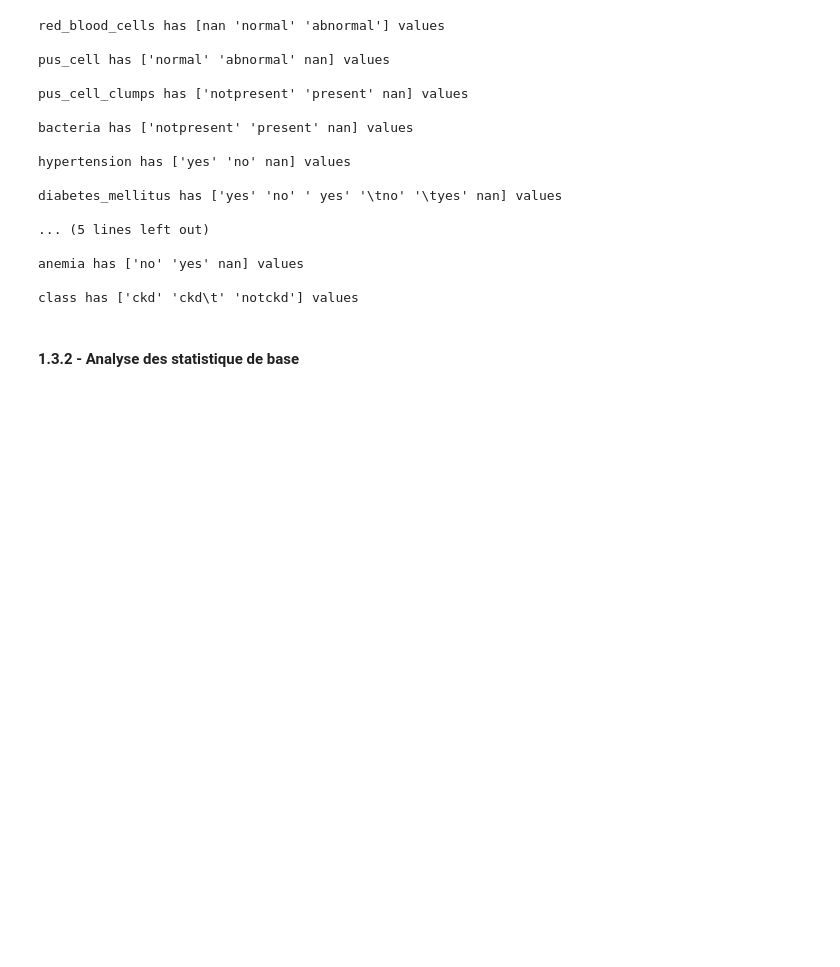
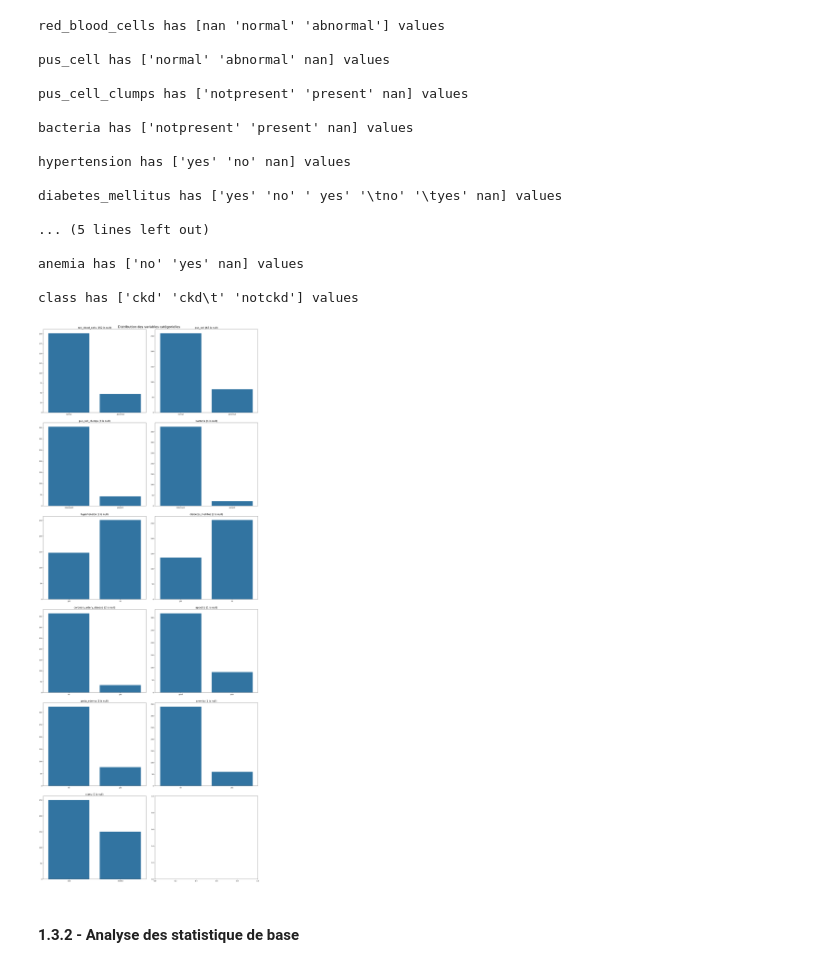
Before and after one commit to Dim2960/semiology_AI, a Jupyter notebook: mrc_folder/dataset.ipynb, the cells around one changed output. Saved outputs shown, nothing was run; the diff lists cells and outputs as text; code cells hidden in the pictures; blank space fills up the shorter version.

```diff
--- a/mrc_folder/dataset.ipynb
+++ b/mrc_folder/dataset.ipynb
@@ -197,3 +197,21 @@ class has ['ckd' 'ckd\t' 'notckd'] values
+# %%
+# need to clean some values (like \tno to no)
+df['class'] = df['class'].replace('ckd\t', 'ckd')
+df['coronary_artery_disease'] = df['coronary_artery_disease'].replace('\tno', 'no').replace('\tyes', 'yes')
+df['diabetes_mellitus'] = df['diabetes_mellitus'].replace('\tno', 'no').replace('\tyes', 'yes').replace(' yes','yes')
+# %%
+fig, axes = plt.subplots(6, 2, figsize=(20, 50))
+fig.suptitle('Distribution des variables catégorielles', fontsize=20)
+for i, col in enumerate(cat_cols):
+    sns.countplot(data=df, x=col, ax=axes[i//2, i%2])
+    label = f'{col} ({df[col].isnull().sum()} is null)'
+    axes[i//2, i%2].set_title(label, fontsize=15)
+    axes[i//2, i%2].set_xlabel('')
+    axes[i//2, i%2].set_ylabel('')
+plt.tight_layout(pad=3.0)
+plt.show()
+# %% [output]
+[figure, added]
 # %% [markdown]
 #### 1.3.2 - Analyse des  statistique de base
 # %% [markdown]
```
Also changed, not shown: parts of 2 cells of this notebook.
